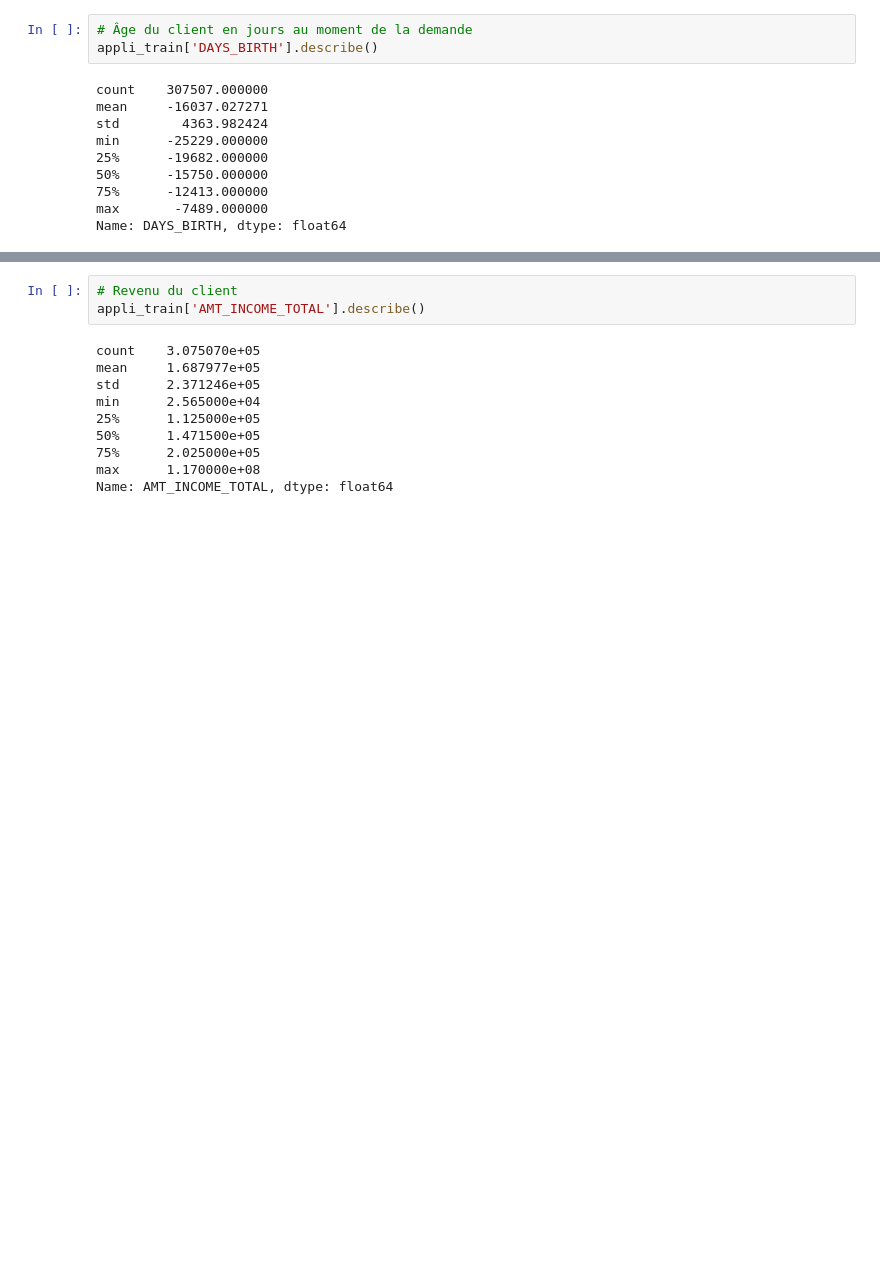
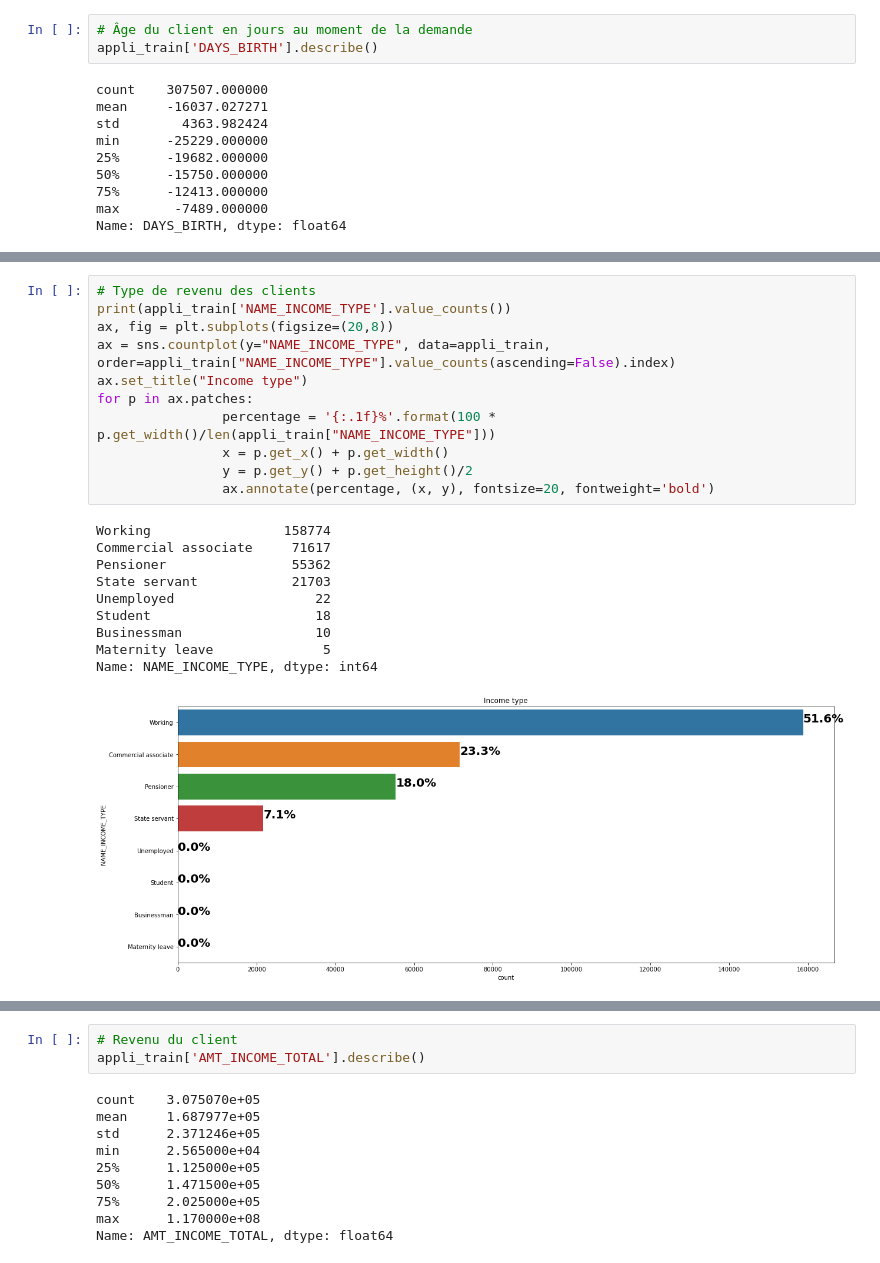
Before and after one commit to saidmazzi/projet7, a Jupyter notebook: Mazzi_Saïd_1_dashboard_112022.ipynb, the cells around one changed output, grey strips where cells are left out. Cells and saved outputs as stored; diff of their text form; blank space fills up the shorter version.

```diff
--- a/Mazzi_Saïd_1_dashboard_112022.ipynb
+++ b/Mazzi_Saïd_1_dashboard_112022.ipynb
@@ -530,0 +579,22 @@ Name: DAYS_BIRTH, dtype: float64
+# %%
+# Type de revenu des clients
+print(appli_train['NAME_INCOME_TYPE'].value_counts())
+ax, fig = plt.subplots(figsize=(20,8))
+ax = sns.countplot(y="NAME_INCOME_TYPE", data=appli_train, order=appli_train["NAME_INCOME_TYPE"].value_counts(ascending=False).index)
+ax.set_title("Income type")
+for p in ax.patches:
+                percentage = '{:.1f}%'.format(100 * p.get_width()/len(appli_train["NAME_INCOME_TYPE"]))
+                x = p.get_x() + p.get_width()
+                y = p.get_y() + p.get_height()/2
+                ax.annotate(percentage, (x, y), fontsize=20, fontweight='bold')
+# %% [output]
+Working                 158774
+Commercial associate     71617
+Pensioner                55362
+State servant            21703
+Unemployed                  22
+Student                     18
+Businessman                 10
+Maternity leave              5
+Name: NAME_INCOME_TYPE, dtype: int64
+[figure, added]
```
Also changed, not shown: parts of 41 cells of this notebook, 1 other file.
